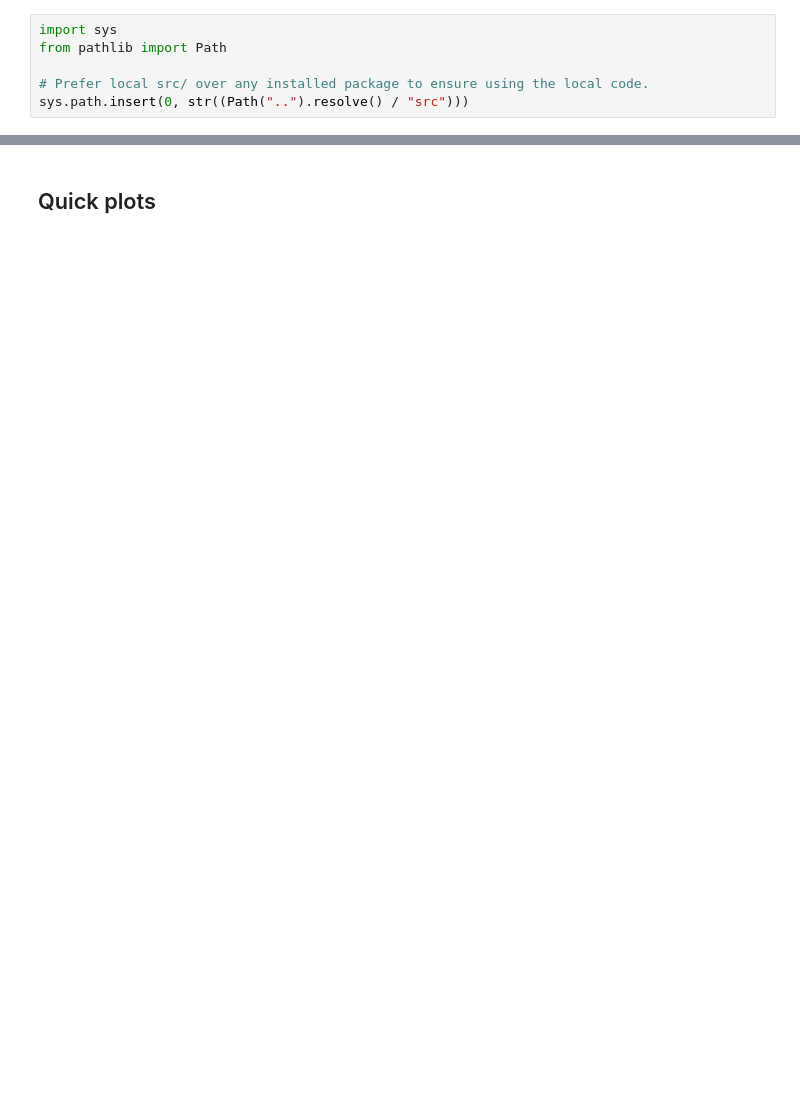
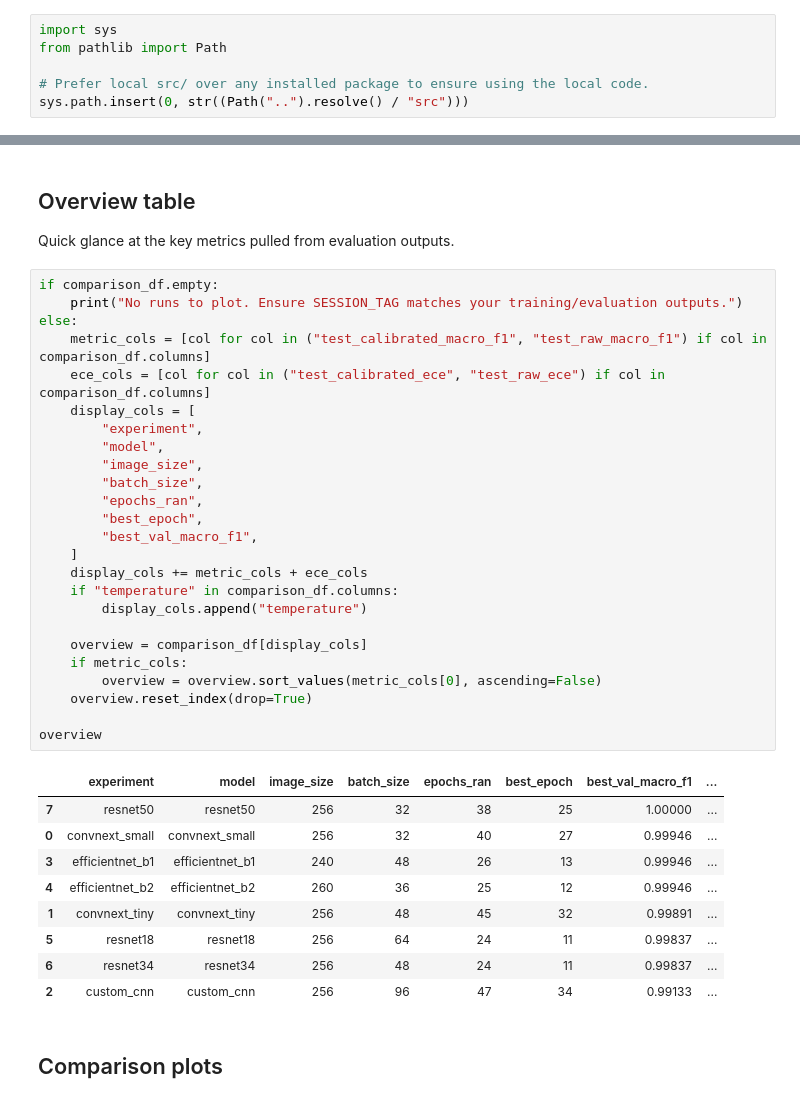
Before and after one commit to syX113/ipeo-hurricane-damage-detection, a Jupyter notebook: notebooks/03_comparison.ipynb, the cells around one changed output, grey strips where cells are left out. Drawn from its saved outputs; the diff is of its cells as text; blank space fills up the shorter version.

```diff
--- a/notebooks/03_comparison.ipynb
+++ b/notebooks/03_comparison.ipynb
@@ -125,2 +229,41 @@ comparison_df
+# %% [markdown]
+## Overview table
+
+Quick glance at the key metrics pulled from evaluation outputs.
+# %%
+if comparison_df.empty:
+    print("No runs to plot. Ensure SESSION_TAG matches your training/evaluation outputs.")
+else:
+    metric_cols = [col for col in ("test_calibrated_macro_f1", "test_raw_macro_f1") if col in comparison_df.columns]
+    ece_cols = [col for col in ("test_calibrated_ece", "test_raw_ece") if col in comparison_df.columns]
+    display_cols = [
+        "experiment",
+        "model",
+        "image_size",
+        "batch_size",
+        "epochs_ran",
+        "best_epoch",
+        "best_val_macro_f1",
+    ]
+    display_cols += metric_cols + ece_cols
+    if "temperature" in comparison_df.columns:
+        display_cols.append("temperature")
+
+    overview = comparison_df[display_cols]
+    if metric_cols:
+        overview = overview.sort_values(metric_cols[0], ascending=False)
+    overview.reset_index(drop=True)
+
+overview
+# %% [output]
+|  | experiment | model | image_size | batch_size | epochs_ran | best_epoch | best_val_macro_f1 | ... |
+| 7 | resnet50 | resnet50 | 256 | 32 | 38 | 25 | 1.00000 | ... |
+| 0 | convnext_small | convnext_small | 256 | 32 | 40 | 27 | 0.99946 | ... |
+| 3 | efficientnet_b1 | efficientnet_b1 | 240 | 48 | 26 | 13 | 0.99946 | ... |
+| 4 | efficientnet_b2 | efficientnet_b2 | 260 | 36 | 25 | 12 | 0.99946 | ... |
+| 1 | convnext_tiny | convnext_tiny | 256 | 48 | 45 | 32 | 0.99891 | ... |
+| 5 | resnet18 | resnet18 | 256 | 64 | 24 | 11 | 0.99837 | ... |
+| 6 | resnet34 | resnet34 | 256 | 48 | 24 | 11 | 0.99837 | ... |
+| 2 | custom_cnn | custom_cnn | 256 | 96 | 47 | 34 | 0.99133 | ... |
 # %% [markdown]
-## Quick plots
+## Comparison plots
```
Also changed, not shown: parts of 11 cells of this notebook, 7 other files.
